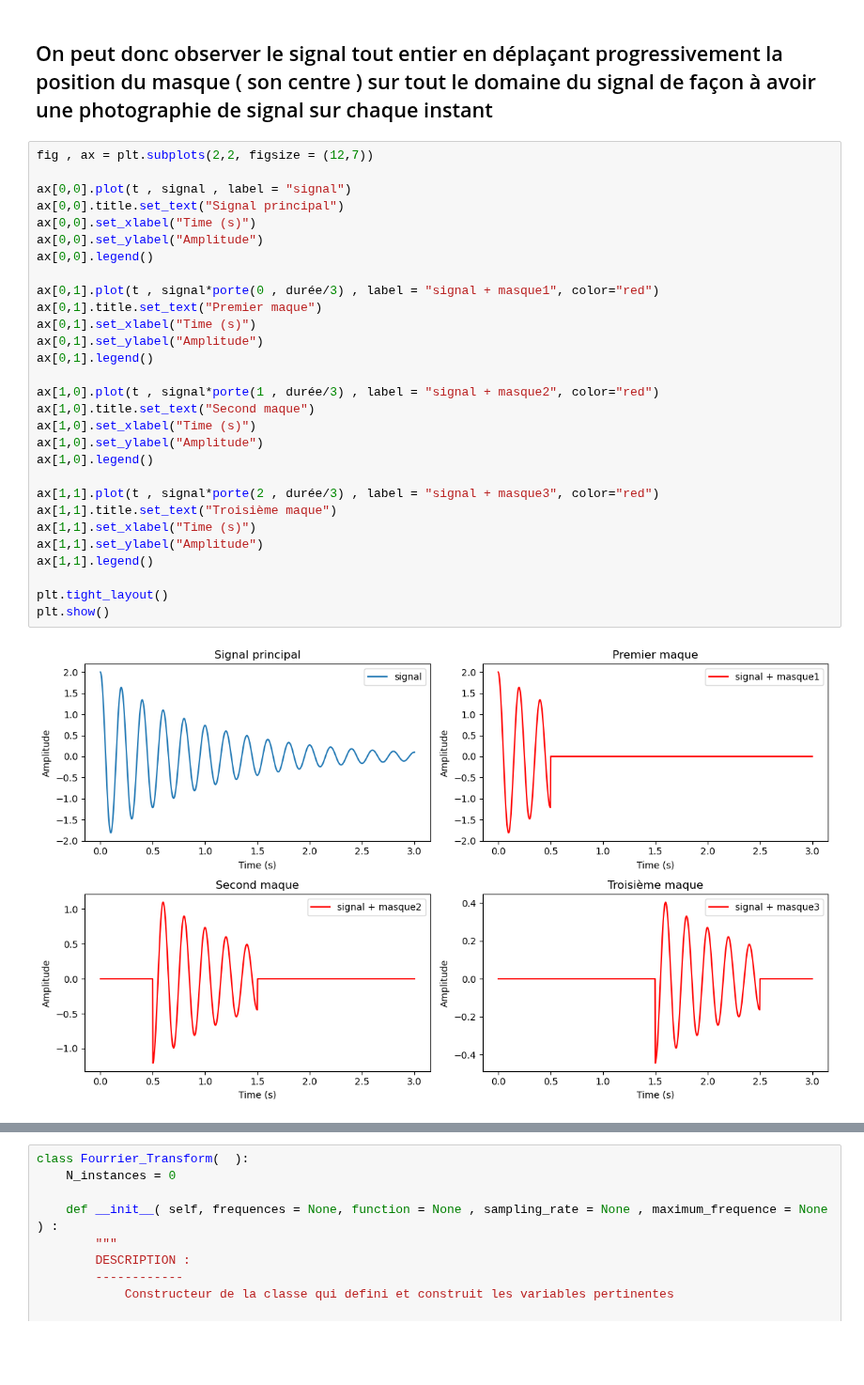
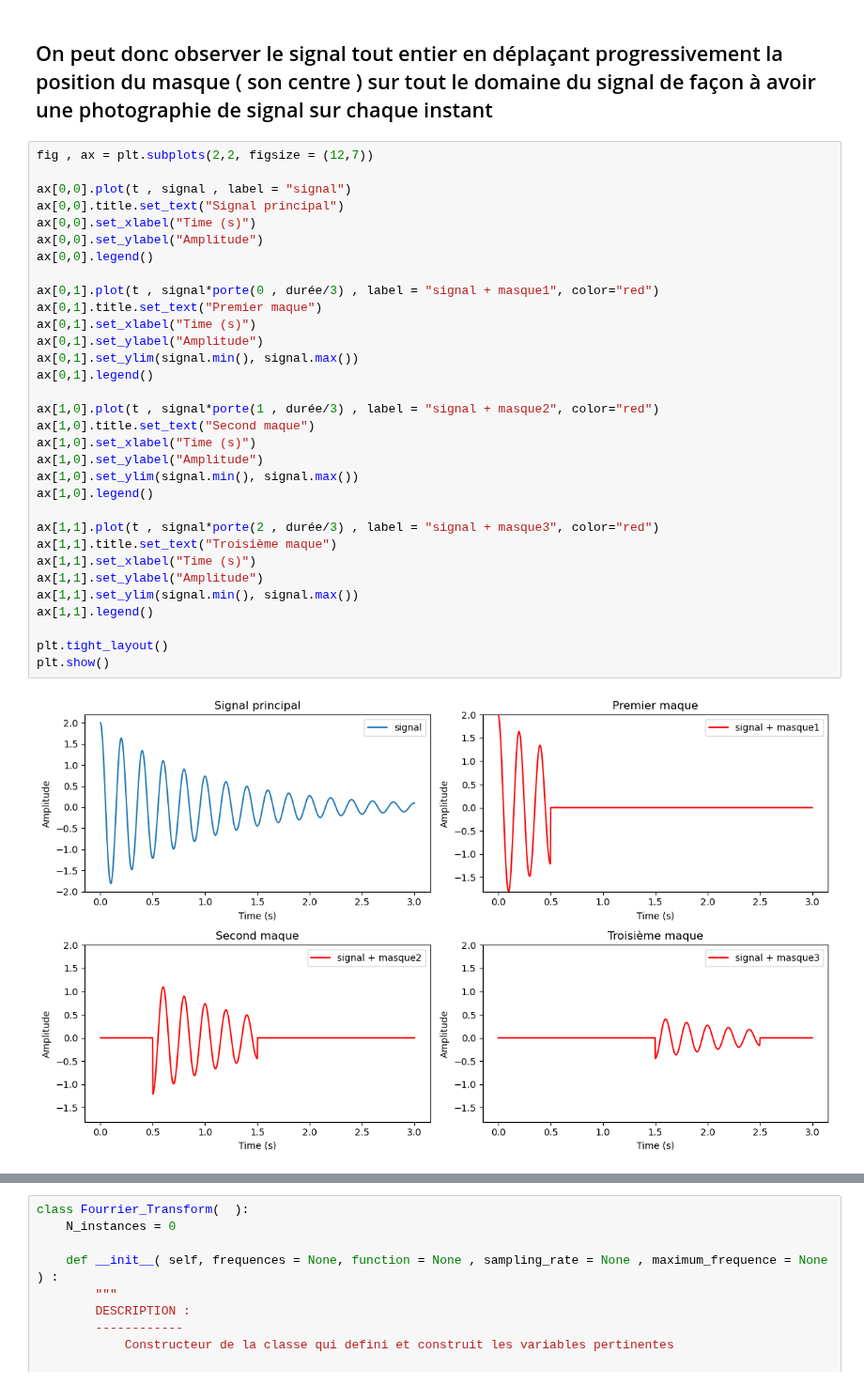
Before and after one commit to Brice-KENGNI-ZANGUIM/Signal_Processing, a Jupyter notebook: 4 - Spectograme/4 - Spectogram Temp_Fréquence.ipynb, the cells around one changed output, grey strips where cells are left out. Shown at 94% size. Cells and saved outputs as stored; diff of their text form; blank space fills up the shorter version.

Commit message:
signal masque

```diff
--- a/4 - Spectograme/4 - Spectogram Temp_Fréquence.ipynb
+++ b/4 - Spectograme/4 - Spectogram Temp_Fréquence.ipynb
@@ -115,31 +115,34 @@ plt.show()
 # %%
 fig , ax = plt.subplots(2,2, figsize = (12,7))
 
 ax[0,0].plot(t , signal , label = "signal")
 ax[0,0].title.set_text("Signal principal")
 ax[0,0].set_xlabel("Time (s)")
 ax[0,0].set_ylabel("Amplitude")
 ax[0,0].legend()
 
 ax[0,1].plot(t , signal*porte(0 , durée/3) , label = "signal + masque1", color="red")
 ax[0,1].title.set_text("Premier maque")
 ax[0,1].set_xlabel("Time (s)")
 ax[0,1].set_ylabel("Amplitude")
+ax[0,1].set_ylim(signal.min(), signal.max())
 ax[0,1].legend()
 
 ax[1,0].plot(t , signal*porte(1 , durée/3) , label = "signal + masque2", color="red")
 ax[1,0].title.set_text("Second maque")
 ax[1,0].set_xlabel("Time (s)")
 ax[1,0].set_ylabel("Amplitude")
+ax[1,0].set_ylim(signal.min(), signal.max())
 ax[1,0].legend()
 
 ax[1,1].plot(t , signal*porte(2 , durée/3) , label = "signal + masque3", color="red")
 ax[1,1].title.set_text("Troisième maque")
 ax[1,1].set_xlabel("Time (s)")
 ax[1,1].set_ylabel("Amplitude")
+ax[1,1].set_ylim(signal.min(), signal.max())
 ax[1,1].legend()
 
 plt.tight_layout()
 plt.show()
 # %% [output]
-[figure, old version]
+[figure, new version]
```
Also changed, not shown: parts of 1 cell of this notebook.
